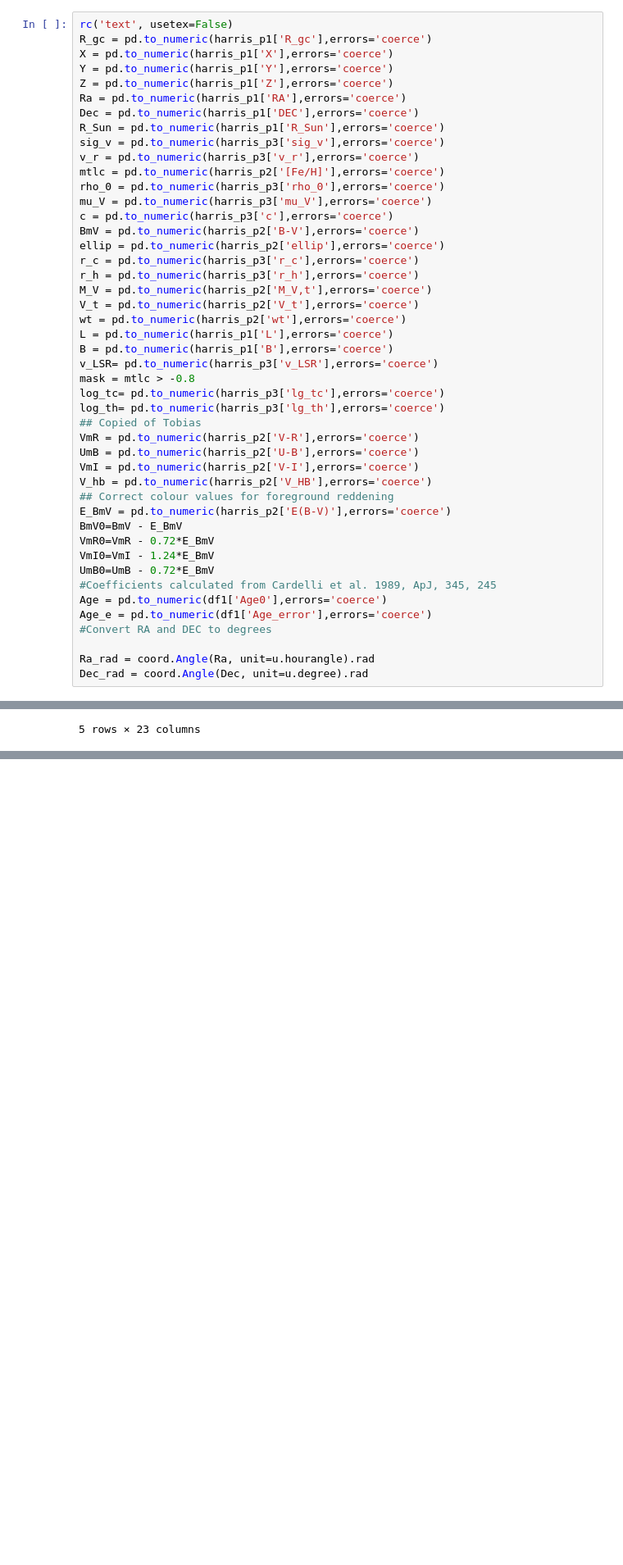
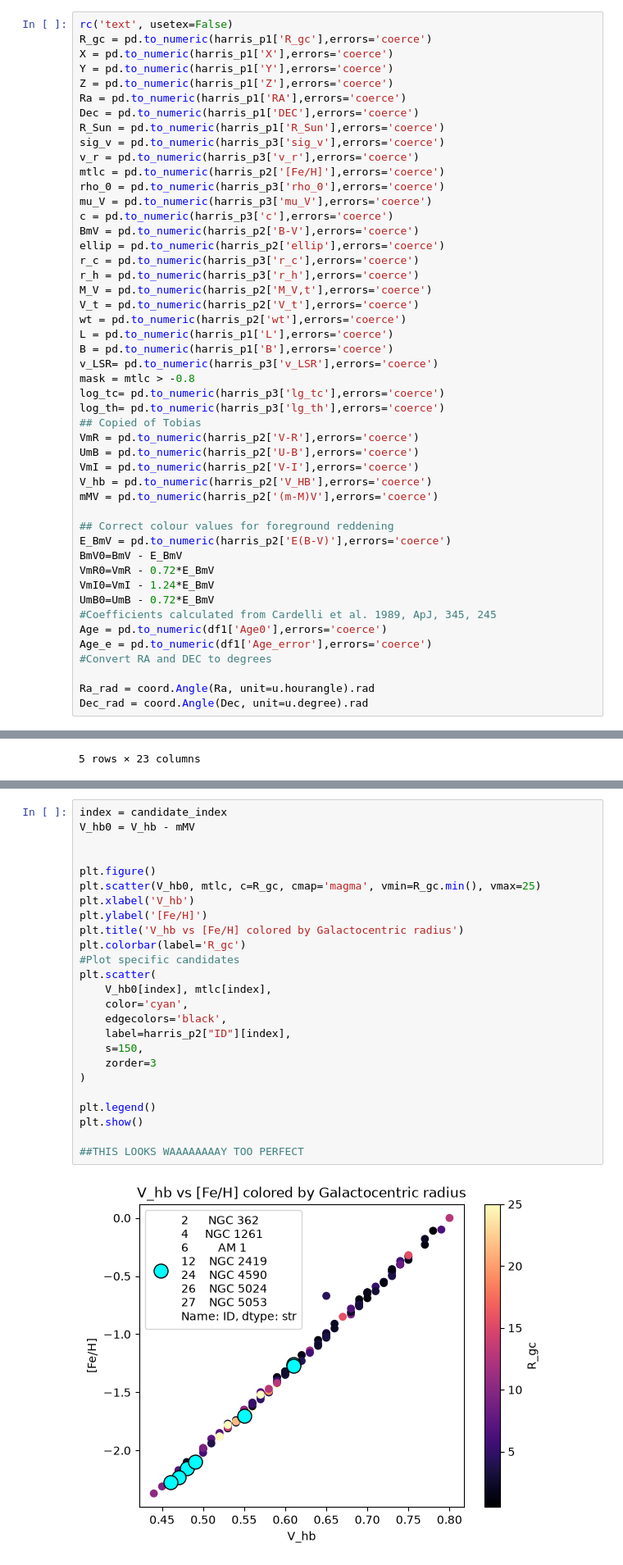
Before and after one commit to eddikebrygger/PHYS3116---Project, a Jupyter notebook: Ben_Tests.ipynb, the cells around one changed output, grey strips where cells are left out. Shown at 82% size. Saved outputs shown, nothing was run; the diff lists cells and outputs as text; blank space fills up the shorter version.

```diff
--- a/Ben_Tests.ipynb
+++ b/Ben_Tests.ipynb
@@ -55,6 +55,8 @@ VmR = pd.to_numeric(harris_p2['V-R'],errors='coerce')
 UmB = pd.to_numeric(harris_p2['U-B'],errors='coerce')
 VmI = pd.to_numeric(harris_p2['V-I'],errors='coerce')
 V_hb = pd.to_numeric(harris_p2['V_HB'],errors='coerce')
+mMV = pd.to_numeric(harris_p2['(m-M)V'],errors='coerce')
+
 ## Correct colour values for foreground reddening
 E_BmV = pd.to_numeric(harris_p2['E(B-V)'],errors='coerce')
 BmV0=BmV - E_BmV
@@ -490,0 +558,27 @@ mask_check2
+# %%
+index = candidate_index
+V_hb0 = V_hb - mMV
+
+
+plt.figure()
+plt.scatter(V_hb0, mtlc, c=R_gc, cmap='magma', vmin=R_gc.min(), vmax=25)
+plt.xlabel('V_hb')
+plt.ylabel('[Fe/H]')
+plt.title('V_hb vs [Fe/H] colored by Galactocentric radius')
+plt.colorbar(label='R_gc')
+#Plot specific candidates
+plt.scatter(
+    V_hb0[index], mtlc[index],
+    color='cyan',
+    edgecolors='black',
+    label=harris_p2["ID"][index],
+    s=150,
+    zorder=3
+)
+
+plt.legend()
+plt.show()
+
+##THIS LOOKS WAAAAAAAAY TOO PERFECT
+# %% [output]
+[figure, added]
```
Also changed, not shown: parts of 12 cells of this notebook, 1 other file.
